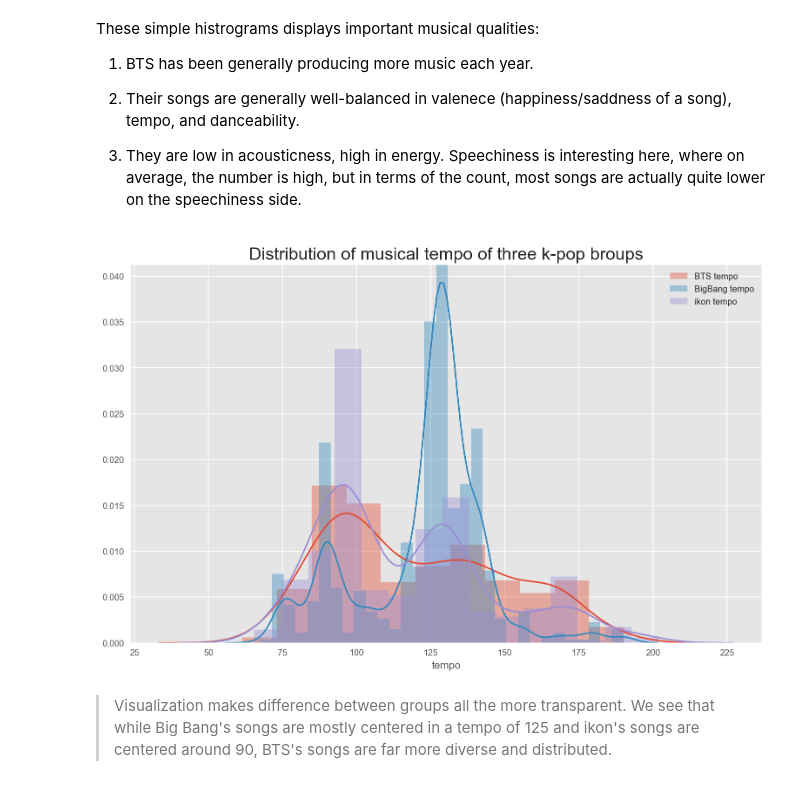
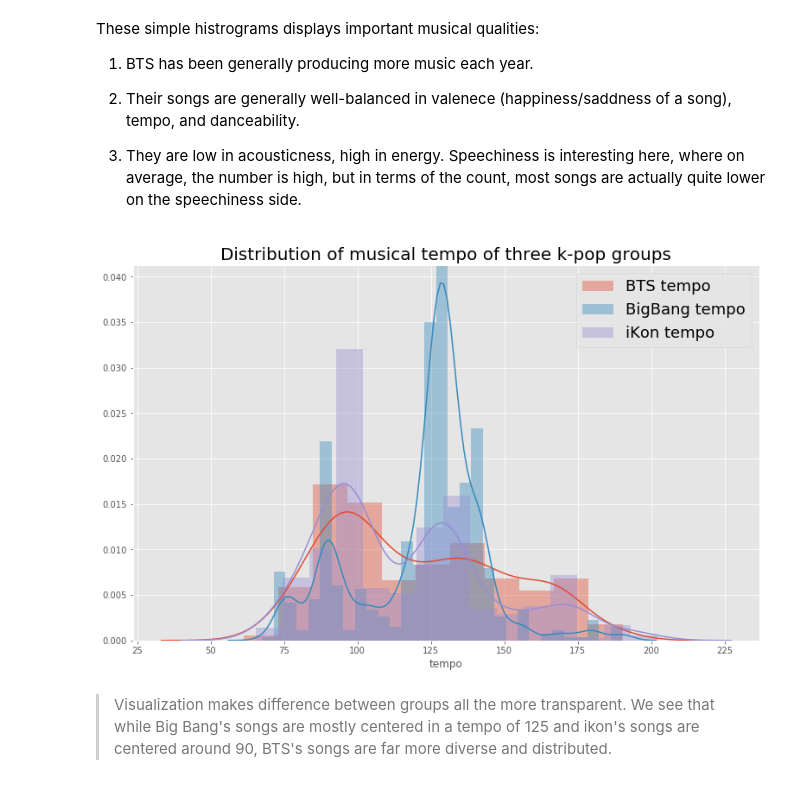
Before and after one commit to haebichan/kpopclassifier, a Jupyter notebook: KpopClassifier.ipynb, the cells around one changed output. Cells and saved outputs as stored; diff of their text form; code cells hidden in the pictures.

```diff
--- a/KpopClassifier.ipynb
+++ b/KpopClassifier.ipynb
@@ -212,12 +227,12 @@ ikon_tempo = kpop_df[kpop_df['artist_name'] == 'ikon']['tempo']
 # %%
 figure = figsize(13,8)
 sns.distplot(bts_tempo, label = 'BTS tempo');
 sns.distplot(bigbang_tempo, label = 'BigBang tempo');
-sns.distplot(ikon_tempo, label = 'ikon tempo');
-title('Distribution of musical tempo of three k-pop broups', size = 20)
-legend();
+sns.distplot(ikon_tempo, label = 'iKon tempo');
+title('Distribution of musical tempo of three k-pop groups', size = 20)
+legend(prop = {'size': 18});
 # %% [output]
-[figure, old version]
+[figure, new version]
 # %% [markdown]
 >Visualization makes difference between groups all the more transparent. We see that while Big Bang's songs are mostly centered in a tempo of 125 and ikon's songs are centered around 90, BTS's songs are far more diverse and distributed.
 # %% [markdown]
```
Also changed, not shown: parts of 65 cells of this notebook, 19 other files.
